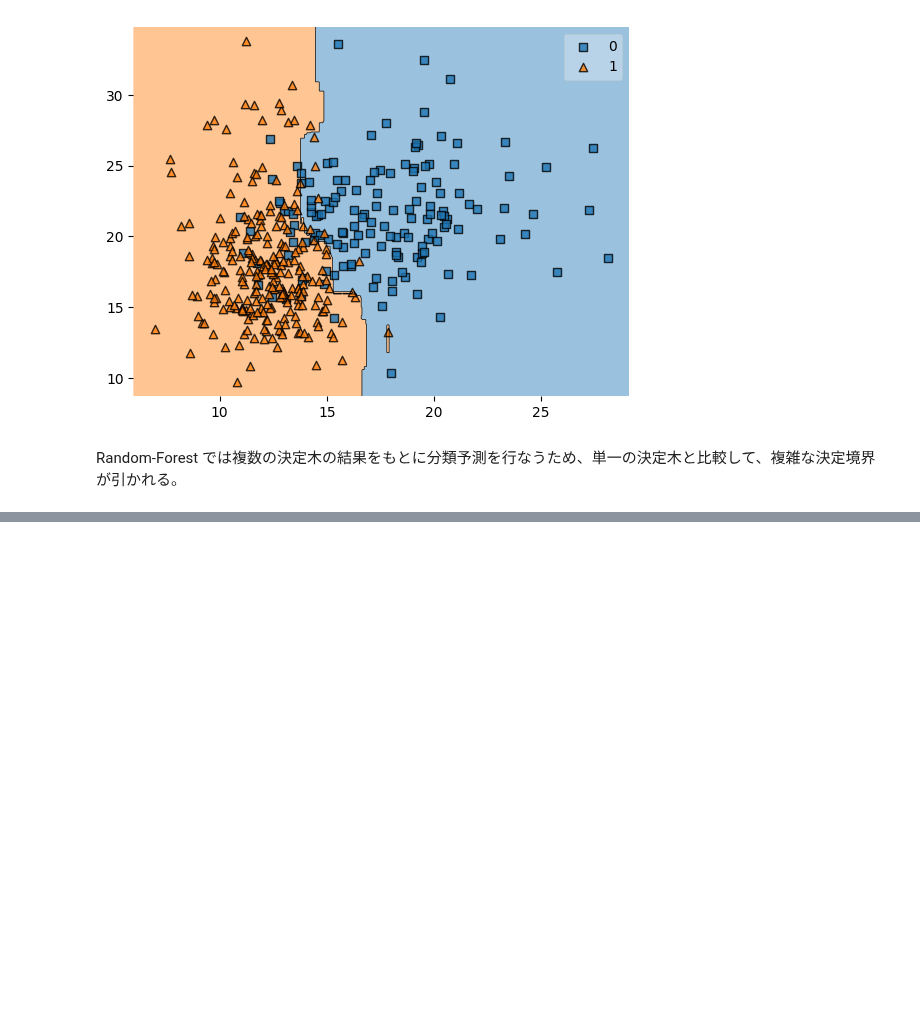
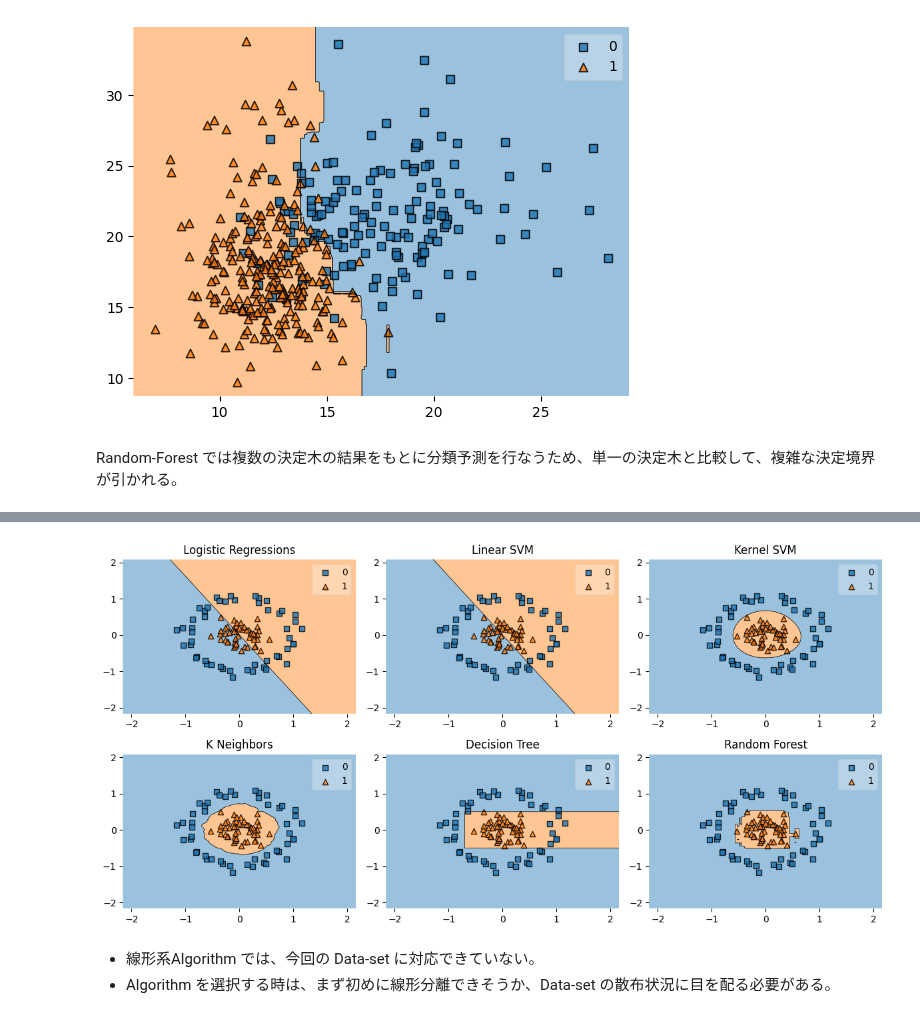
Before and after one commit to 1024xx4/ai_model_building_100, a Jupyter notebook: section07/section07.ipynb, the cells around one changed output, grey strips where cells are left out. Saved outputs shown, nothing was run; the diff lists cells and outputs as text; code cells hidden in the pictures; blank space fills up the shorter version.

```diff
--- a/section07/section07.ipynb
+++ b/section07/section07.ipynb
@@ -309,0 +322,30 @@ Random-Forest では複数の決定木の結果をもとに分類予測を行な
+# %%
+# 複数 Model の定義
+models = {'Logistic Regressions': LogisticRegression(),
+          'Linear SVM': LinearSVC(random_state=0),
+          'Kernel SVM': SVC(random_state=0),
+          'K Neighbors': KNeighborsClassifier(),
+          'Decision Tree': DecisionTreeClassifier(max_depth=3, random_state=0),
+          'Random Forest': RandomForestClassifier(max_depth=3, random_state=0)}
+# %%
+# 一括での Model 構築および決定境界の可視化
+import matplotlib.gridspec as gridspec
+import itertools
+
+gs = gridspec.GridSpec(2, 3)
+fig = plt.figure(figsize=(12, 6))
+
+for model_name, num in zip(models.keys(), itertools.product([0, 1, 2], repeat=2)):
+
+    model = models[model_name].fit(X_circle, y_circle)
+    ax = plt.subplot(gs[num[0], num[1]])
+    fig = plot_decision_regions(X_circle, y_circle, clf=model)
+    plt.title(model_name)
+
+plt.tight_layout()
+plt.show()
+# %% [output]
+[figure, added]
+# %% [markdown]
+- 線形系Algorithm では、今回の Data-set に対応できていない。
+- Algorithm を選択する時は、まず初めに線形分離できそうか、Data-set の散布状況に目を配る必要がある。
```
Also changed, not shown: parts of 2 cells of this notebook.
